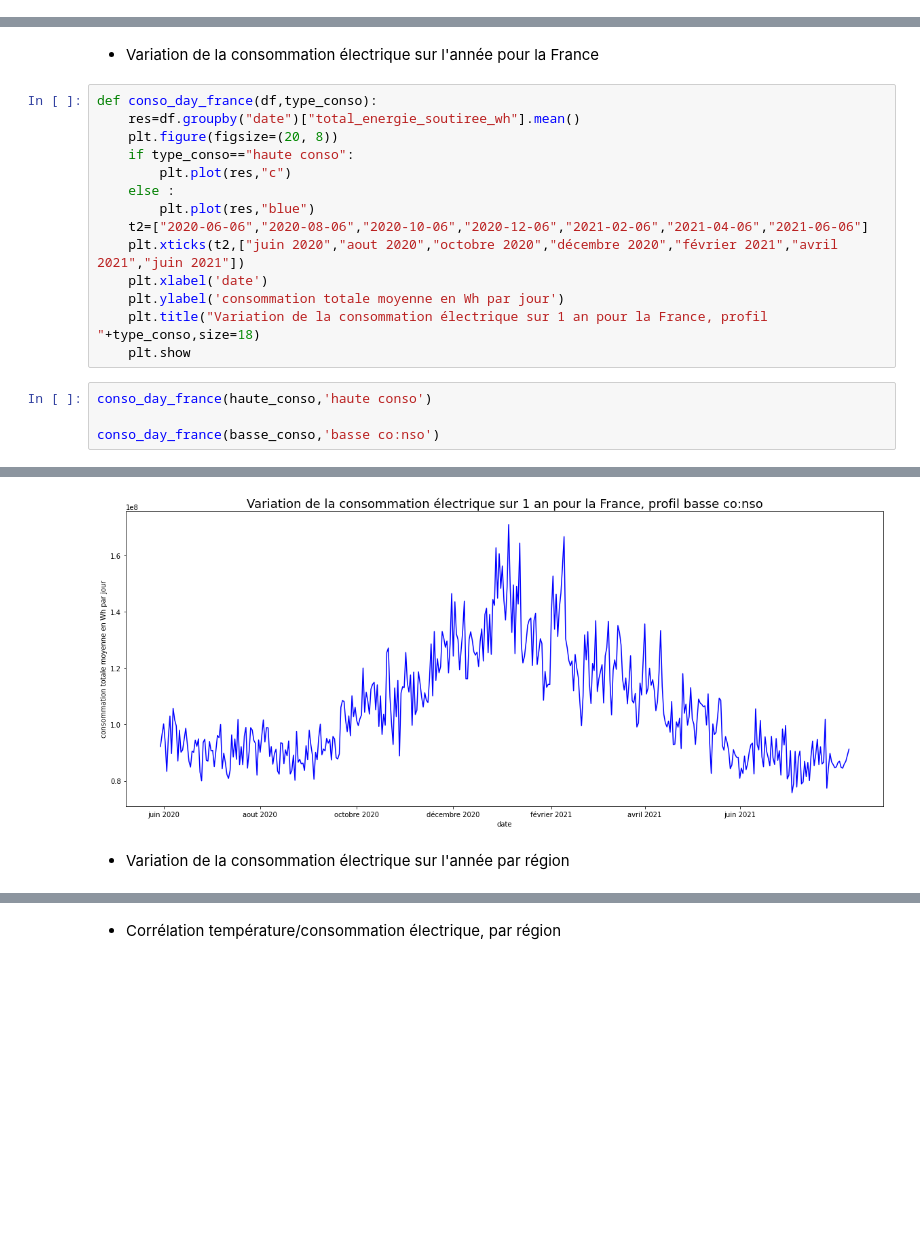
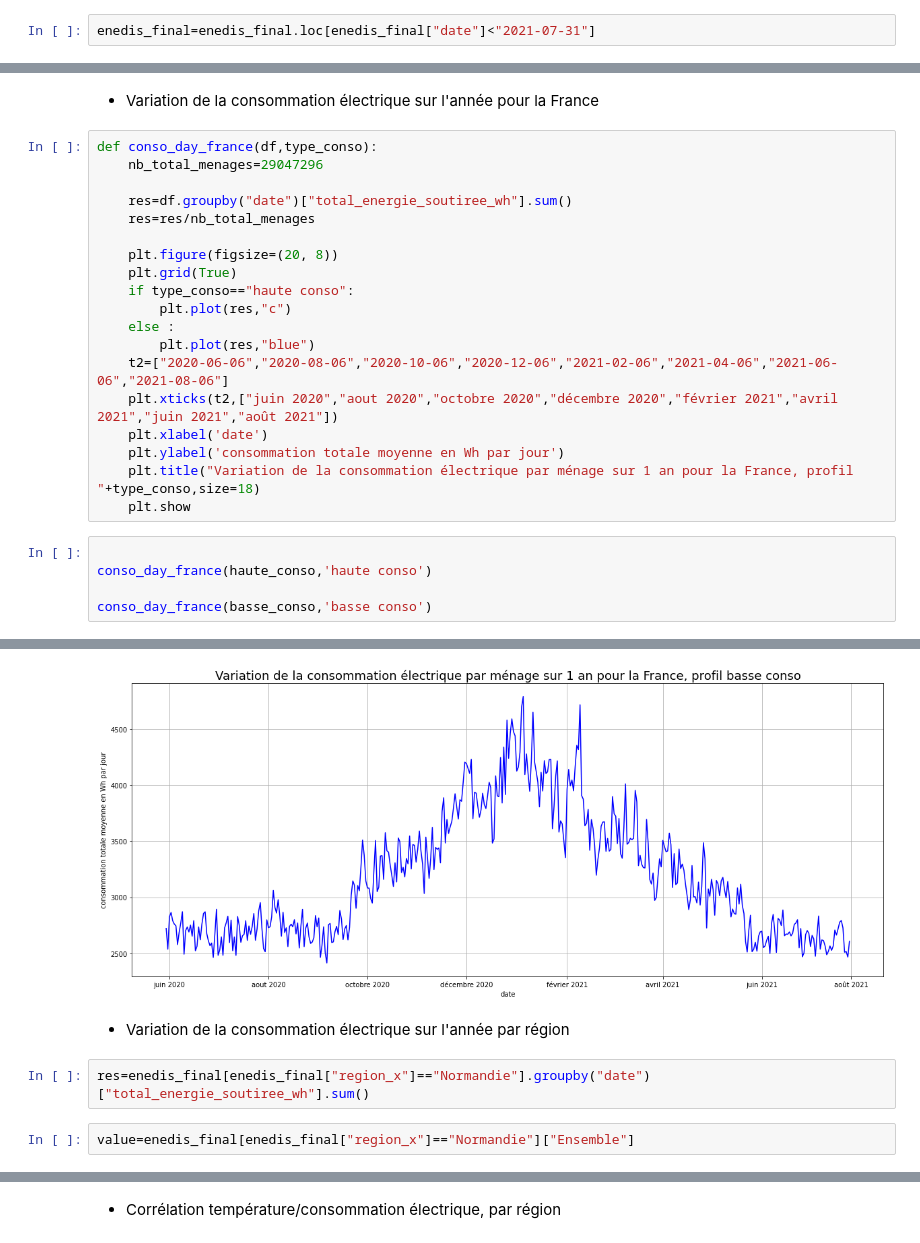
Before and after one commit to cominho/Stat-App, a Jupyter notebook: Stat_desc_final.ipynb, the cells around one changed output, grey strips where cells are left out. Saved outputs shown, nothing was run; the diff lists cells and outputs as text; blank space fills up the shorter version.

```diff
--- a/Stat_desc_final.ipynb
+++ b/Stat_desc_final.ipynb
@@ -12,6 +12,8 @@ import sklearn.preprocessing
 from sklearn.preprocessing import scale
 # %%
 enedis_final=pd.read_csv("Données/enedis_final.csv")
+# %%
+enedis_final=enedis_final.loc[enedis_final["date"]<"2021-07-31"]
 # %%
 enedis_final
 # %% [output]
@@ -86,20 +88,26 @@ temp_day_regions(enedis_final,regions)
 * Variation de la consommation électrique sur l'année pour la France
 # %%
 def conso_day_france(df,type_conso):
-    res=df.groupby("date")["total_energie_soutiree_wh"].mean()
+    nb_total_menages=29047296
+
+    res=df.groupby("date")["total_energie_soutiree_wh"].sum()
+    res=res/nb_total_menages
+
     plt.figure(figsize=(20, 8))
+    plt.grid(True)
     if type_conso=="haute conso":
         plt.plot(res,"c")
     else :
         plt.plot(res,"blue")
-    t2=["2020-06-06","2020-08-06","2020-10-06","2020-12-06","2021-02-06","2021-04-06","2021-06-06"]
-    plt.xticks(t2,["juin 2020","aout 2020","octobre 2020","décembre 2020","février 2021","avril 2021","juin 2021"])
+    t2=["2020-06-06","2020-08-06","2020-10-06","2020-12-06","2021-02-06","2021-04-06","2021-06-06","2021-08-06"]
+    plt.xticks(t2,["juin 2020","aout 2020","octobre 2020","décembre 2020","février 2021","avril 2021","juin 2021","août 2021"])
     plt.xlabel('date')
     plt.ylabel('consommation totale moyenne en Wh par jour')
-    plt.title("Variation de la consommation électrique sur 1 an pour la France, profil "+type_conso,size=18)
+    plt.title("Variation de la consommation électrique par ménage sur 1 an pour la France, profil "+type_conso,size=18)
     plt.show
 # %%
+
 conso_day_france(haute_conso,'haute conso')
 
-conso_day_france(basse_conso,'basse co:nso')
+conso_day_france(basse_conso,'basse conso')
 # %% [output]
@@ -107,3 +115,7 @@ conso_day_france(basse_conso,'basse co:nso')
-[figure, old version]
+[figure, new version]
 # %% [markdown]
 * Variation de la consommation électrique sur l'année par région
+# %%
+res=enedis_final[enedis_final["region_x"]=="Normandie"].groupby("date")["total_energie_soutiree_wh"].sum()
+# %%
+value=enedis_final[enedis_final["region_x"]=="Normandie"]["Ensemble"]
```
Also changed, not shown: parts of 22 cells of this notebook.
